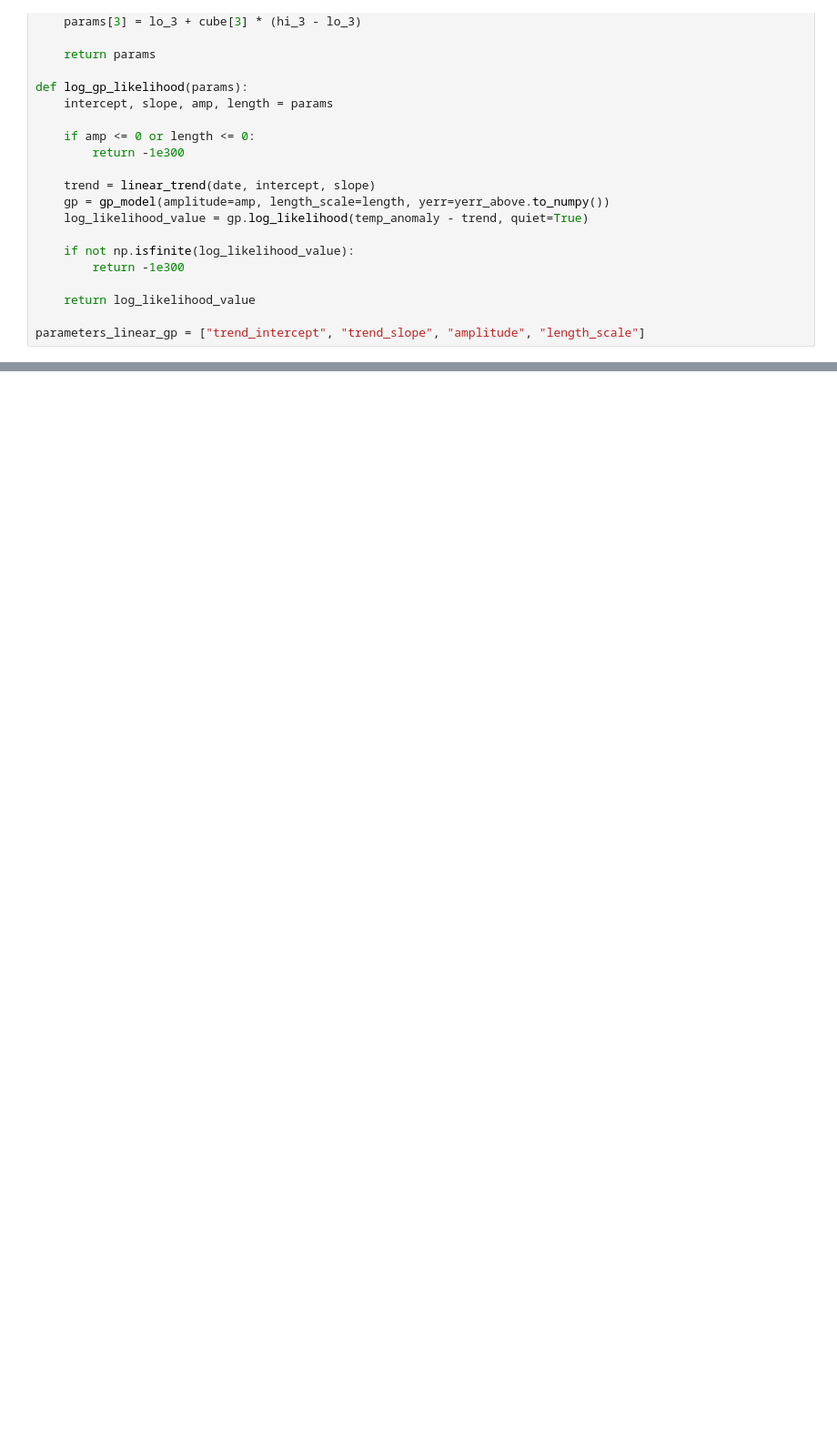
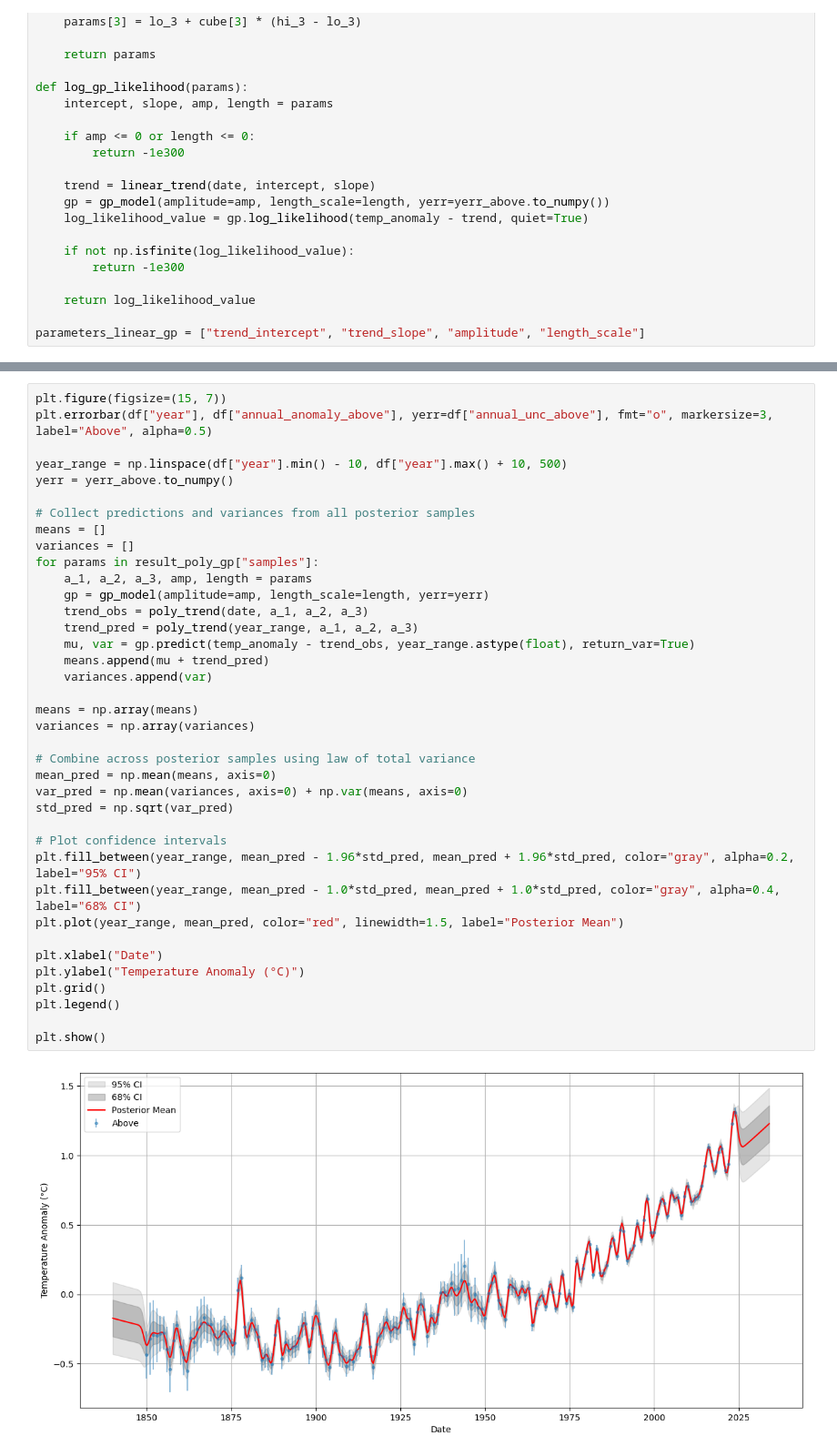
Before and after one commit to stevelonny/global-warming, a Jupyter notebook: gaussian-process.ipynb, the cells around one changed output, grey strips where cells are left out. Shown at 91% size. Drawn from its saved outputs; the diff is of its cells as text; blank space fills up the shorter version.

```diff
--- a/gaussian-process.ipynb
+++ b/gaussian-process.ipynb
@@ -489,0 +463,40 @@ KeyboardInterrupt:
+# %%
+plt.figure(figsize=(15, 7))
+plt.errorbar(df["year"], df["annual_anomaly_above"], yerr=df["annual_unc_above"], fmt="o", markersize=3, label="Above", alpha=0.5)
+
+year_range = np.linspace(df["year"].min() - 10, df["year"].max() + 10, 500)
+yerr = yerr_above.to_numpy()
+
+# Collect predictions and variances from all posterior samples
+means = []
+variances = []
+for params in result_poly_gp["samples"]:
+    a_1, a_2, a_3, amp, length = params
+    gp = gp_model(amplitude=amp, length_scale=length, yerr=yerr)
+    trend_obs = poly_trend(date, a_1, a_2, a_3)
+    trend_pred = poly_trend(year_range, a_1, a_2, a_3)
+    mu, var = gp.predict(temp_anomaly - trend_obs, year_range.astype(float), return_var=True)
+    means.append(mu + trend_pred)
+    variances.append(var)
+
+means = np.array(means)
+variances = np.array(variances)
+
+# Combine across posterior samples using law of total variance
+mean_pred = np.mean(means, axis=0)
+var_pred = np.mean(variances, axis=0) + np.var(means, axis=0)
+std_pred = np.sqrt(var_pred)
+
+# Plot confidence intervals
+plt.fill_between(year_range, mean_pred - 1.96*std_pred, mean_pred + 1.96*std_pred, color="gray", alpha=0.2, label="95% CI")
+plt.fill_between(year_range, mean_pred - 1.0*std_pred, mean_pred + 1.0*std_pred, color="gray", alpha=0.4, label="68% CI")
+plt.plot(year_range, mean_pred, color="red", linewidth=1.5, label="Posterior Mean")
+
+plt.xlabel("Date")
+plt.ylabel("Temperature Anomaly (°C)")
+plt.grid()
+plt.legend()
+
+plt.show()
+# %% [output]
+[figure, added]
```
Also changed, not shown: parts of 24 cells of this notebook, 1 other file.
